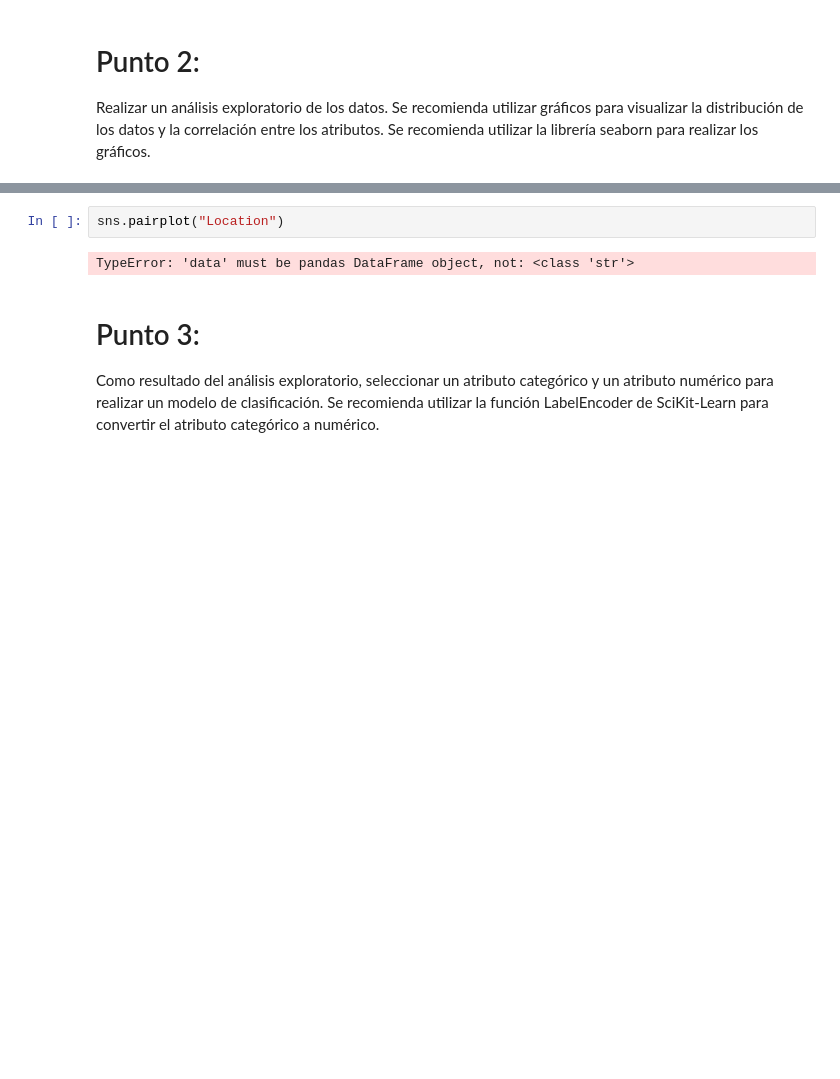
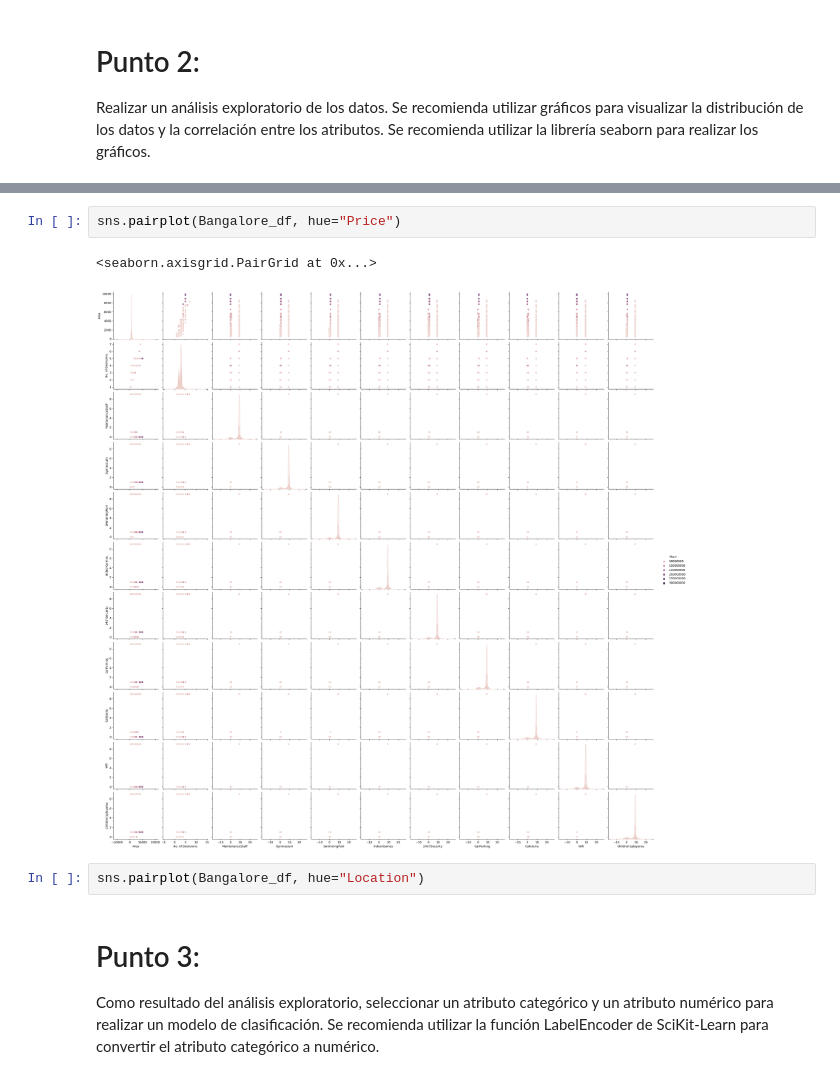
Before and after one commit to Fedezafran1/TP-Chona, a Jupyter notebook: Trabajo_Práctico_1_Modelos_Predictivos_en_SciKit_Learn.ipynb, the cells around one changed output, grey strips where cells are left out. Saved outputs shown, nothing was run; the diff lists cells and outputs as text; blank space fills up the shorter version.

```diff
--- a/Trabajo_Práctico_1_Modelos_Predictivos_en_SciKit_Learn.ipynb
+++ b/Trabajo_Práctico_1_Modelos_Predictivos_en_SciKit_Learn.ipynb
@@ -50,7 +53,10 @@ Realizar un análisis exploratorio de los datos. Se recomienda utilizar gráfico
+# %%
+sns.pairplot(Bangalore_df, hue="Price")
+# %% [output]
+<seaborn.axisgrid.PairGrid at 0x...>
+[figure, added]
 # %%
-sns.pairplot("Location")
+sns.pairplot(Bangalore_df, hue="Location")
-# %% [output]
-TypeError: 'data' must be pandas DataFrame object, not: <class 'str'>
 # %% [markdown]
 # Punto 3:
 
```
Also changed, not shown: parts of 5 cells of this notebook.
